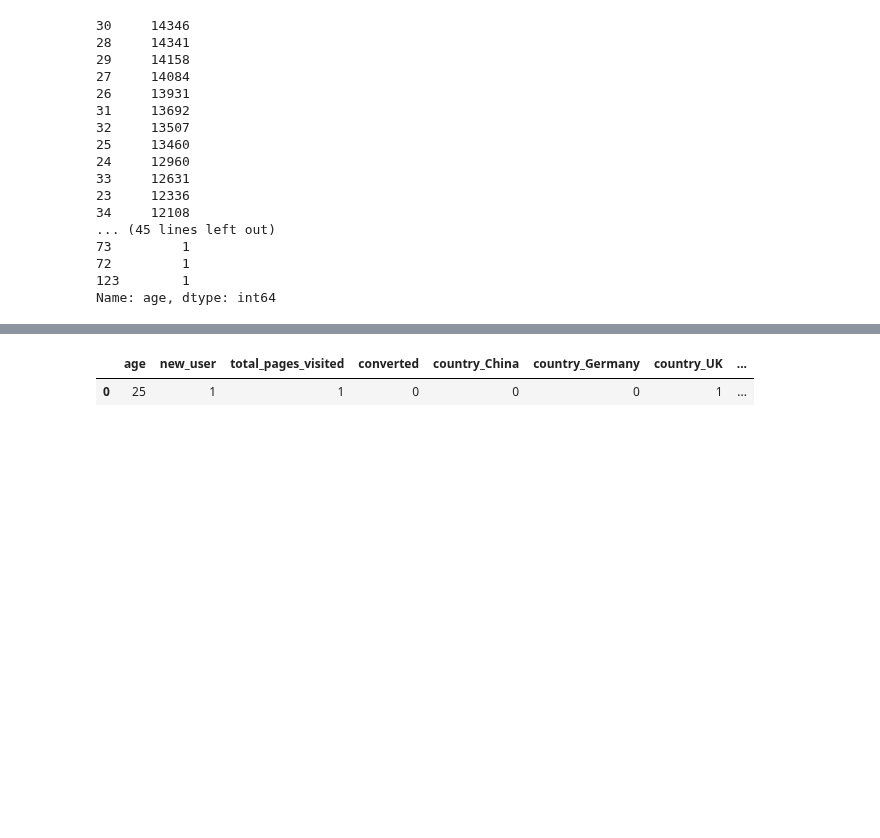
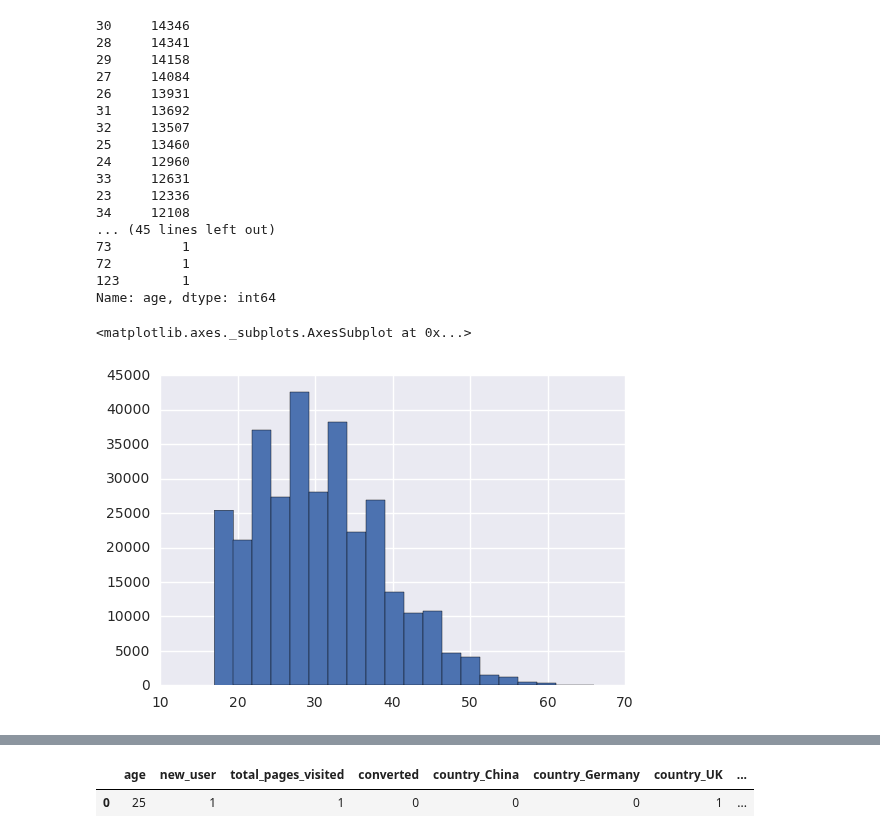
Before and after one commit to olix20/practical-ML-mini-projects, a Jupyter notebook: Conversion Analaysis.ipynb, the cells around one changed output, grey strips where cells are left out. Saved outputs shown, nothing was run; the diff lists cells and outputs as text; code cells hidden in the pictures; blank space fills up the shorter version.

```diff
--- a/Conversion Analaysis.ipynb
+++ b/Conversion Analaysis.ipynb
@@ -93,0 +84,5 @@ Name: age, dtype: int64
+# %%
+df.age.hist(bins=20)
+# %% [output]
+<matplotlib.axes._subplots.AxesSubplot at 0x...>
+[figure, added]
```
Also changed, not shown: parts of 33 cells of this notebook.
